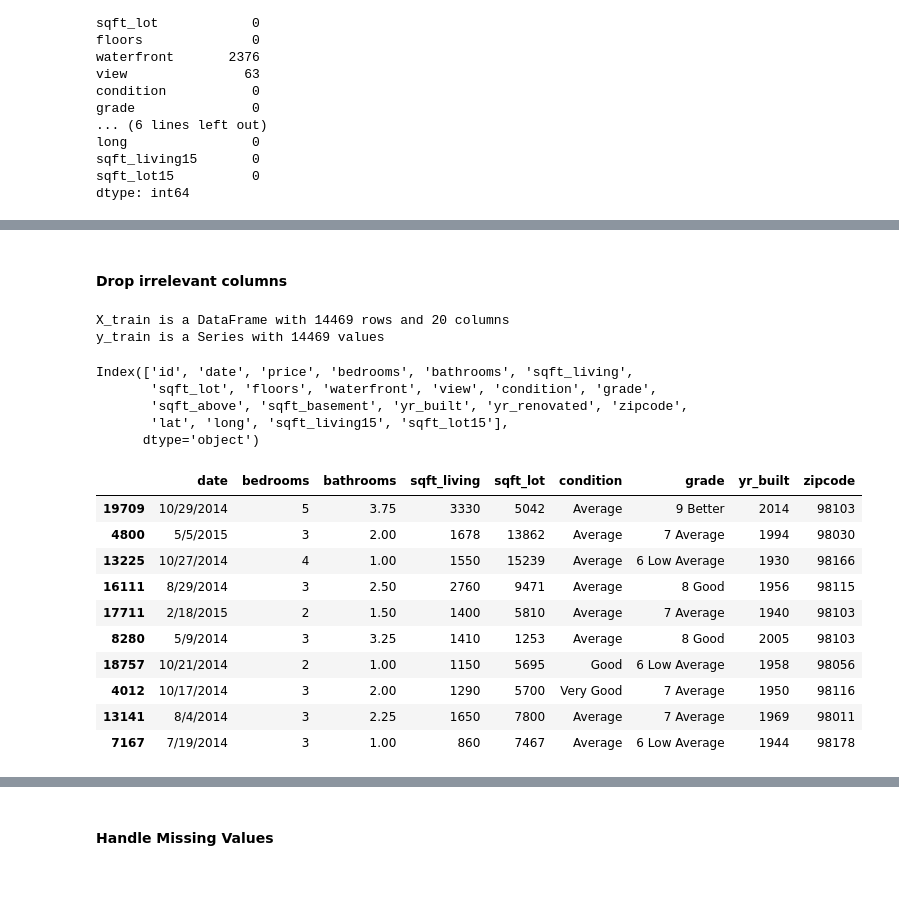
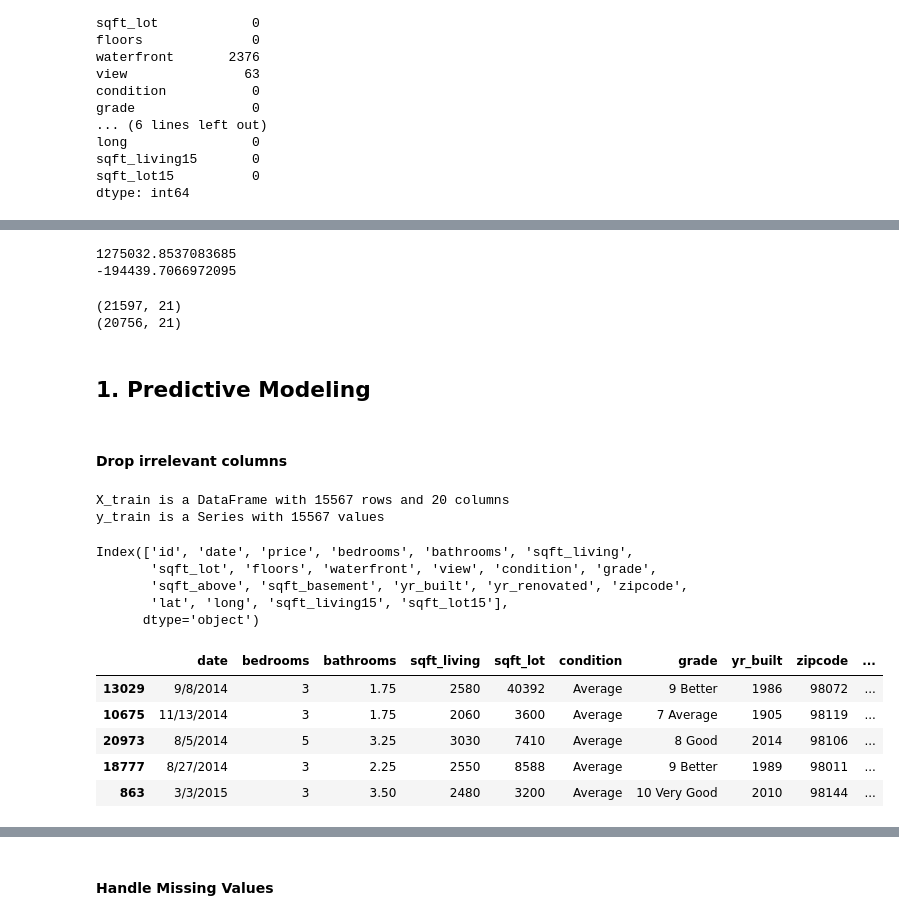
Before and after one commit to JM-Hansen/dsc-phase-2-project-v2-3, a Jupyter notebook: student.ipynb, the cells around one changed output, grey strips where cells are left out. Drawn from its saved outputs; the diff is of its cells as text; code cells hidden in the pictures; blank space fills up the shorter version.

Commit message:
Final Results Predict and infer model

```diff
--- a/student.ipynb
+++ b/student.ipynb
@@ -176,10 +198,37 @@ Drop irrelevant columns. Handle missing values. convert categorical features int
+# %%
+# Identify z-score range of 2 to capture 95% of data and reduce extreme outliers
+upper = house.price.mean() + 2*house.price.std()
+
+lower = house.price.mean() - 2*house.price.std()
+
+print(upper)
+
+print(lower)
+# %% [output]
+1275032.8537083685
+-194439.7066972095
+# %%
+new_house= house[(house.price<upper) & (house.price>lower)]
+
+#new_house = house[house.price < 1000000]
+
+print(house.shape)
+
+print(new_house.shape)
+# %% [output]
+(21597, 21)
+(20756, 21)
+# %% [markdown]
+## 1. Predictive Modeling
 # %% [markdown]
 #### Drop irrelevant columns
 # %%
 # Assign target and predictors
 
-y = house["price"]
-X = house.drop('price', axis = 1)
+# Target
+y = new_house["price"]
+# Predictors
+X = new_house.drop('price', axis = 1)
 # %%
 # import scikit learn and split the data into training and test data
 
@@ -190,7 +239,7 @@ model = LinearRegression()
 
 from sklearn.model_selection import train_test_split
 
-X_train, X_test, y_train, y_test = train_test_split(X, y, test_size = .33, random_state=42)
+X_train, X_test, y_train, y_test = train_test_split(X, y, test_size = .25, random_state=42)
 # %%
 
 print(f"X_train is a DataFrame with {X_train.shape[0]} rows and {X_train.shape[1]} columns")
@@ -199,8 +248,8 @@ print(f"y_train is a Series with {y_train.shape[0]} values")
 # Assert that we have the same number of rows in X as values in y
 assert X_train.shape[0] == y_train.shape[0]
 # %% [output]
-X_train is a DataFrame with 14469 rows and 20 columns
-y_train is a Series with 14469 values
+X_train is a DataFrame with 15567 rows and 20 columns
+y_train is a Series with 15567 values
 # %%
 house.columns
 # %% [output]
@@ -212,32 +261,33 @@ Index(['id', 'date', 'price', 'bedrooms', 'bathrooms', 'sqft_living',
 # %%
 # Assign relevant columns
 
 relevant_columns = [
     'date',  # date house was sold
     'bedrooms',  # the number of bedrooms
     'bathrooms', # number of bathrooms
     'sqft_living', # square footage of home living space
     'sqft_lot',  # square footage of the lot
     'condition', # how good the overall condition of the house is, related to maintenance
     'grade',  # the overall design and construction of the house
     'yr_built', # year the home was constructed
     'zipcode',  # zipcode location of the home
+    'yr_renovated', # year house was renovated
+    'lat', # latitude of home
+    'long', # longitude of home
+    'view', # details type of view the home has
+    'floors' # number of floors in the home
+
 ]
 
 # Reassign X_train so that it only contains relevant columns
 X_train = X_train.loc[ : , relevant_columns]
 
 # Visually inspect X_train
-X_train.head(10)
+X_train.head()
 # %% [output]
-|  | date | bedrooms | bathrooms | sqft_living | sqft_lot | condition | grade | yr_built | zipcode |
-| 19709 | 10/29/2014 | 5 | 3.75 | 3330 | 5042 | Average | 9 Better | 2014 | 98103 |
-| 4800 | 5/5/2015 | 3 | 2.00 | 1678 | 13862 | Average | 7 Average | 1994 | 98030 |
-| 13225 | 10/27/2014 | 4 | 1.00 | 1550 | 15239 | Average | 6 Low Average | 1930 | 98166 |
-| 16111 | 8/29/2014 | 3 | 2.50 | 2760 | 9471 | Average | 8 Good | 1956 | 98115 |
-| 17711 | 2/18/2015 | 2 | 1.50 | 1400 | 5810 | Average | 7 Average | 1940 | 98103 |
-| 8280 | 5/9/2014 | 3 | 3.25 | 1410 | 1253 | Average | 8 Good | 2005 | 98103 |
-| 18757 | 10/21/2014 | 2 | 1.00 | 1150 | 5695 | Good | 6 Low Average | 1958 | 98056 |
-| 4012 | 10/17/2014 | 3 | 2.00 | 1290 | 5700 | Very Good | 7 Average | 1950 | 98116 |
-| 13141 | 8/4/2014 | 3 | 2.25 | 1650 | 7800 | Average | 7 Average | 1969 | 98011 |
-| 7167 | 7/19/2014 | 3 | 1.00 | 860 | 7467 | Average | 6 Low Average | 1944 | 98178 |
+|  | date | bedrooms | bathrooms | sqft_living | sqft_lot | condition | grade | yr_built | zipcode | ... |
+| 13029 | 9/8/2014 | 3 | 1.75 | 2580 | 40392 | Average | 9 Better | 1986 | 98072 | ... |
+| 10675 | 11/13/2014 | 3 | 1.75 | 2060 | 3600 | Average | 7 Average | 1905 | 98119 | ... |
+| 20973 | 8/5/2014 | 5 | 3.25 | 3030 | 7410 | Average | 8 Good | 2014 | 98106 | ... |
+| 18777 | 8/27/2014 | 3 | 2.25 | 2550 | 8588 | Average | 9 Better | 1989 | 98011 | ... |
+| 863 | 3/3/2015 | 3 | 3.50 | 2480 | 3200 | Average | 10 Very Good | 2010 | 98144 | ... |
```
Also changed, not shown: parts of 179 cells of this notebook, 1 other file.
